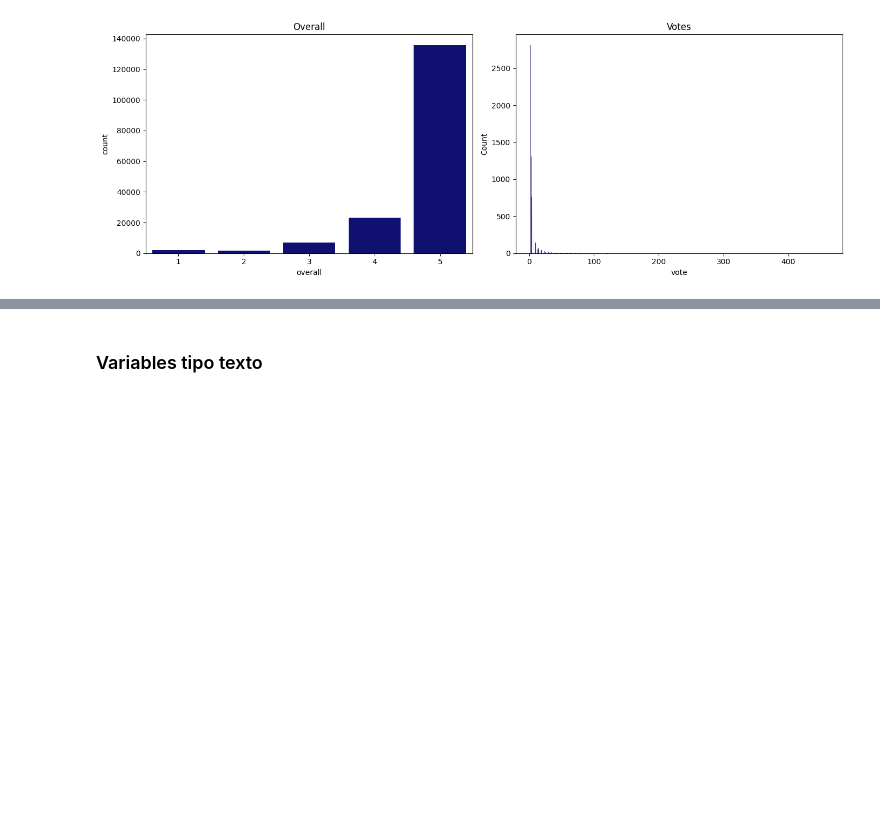
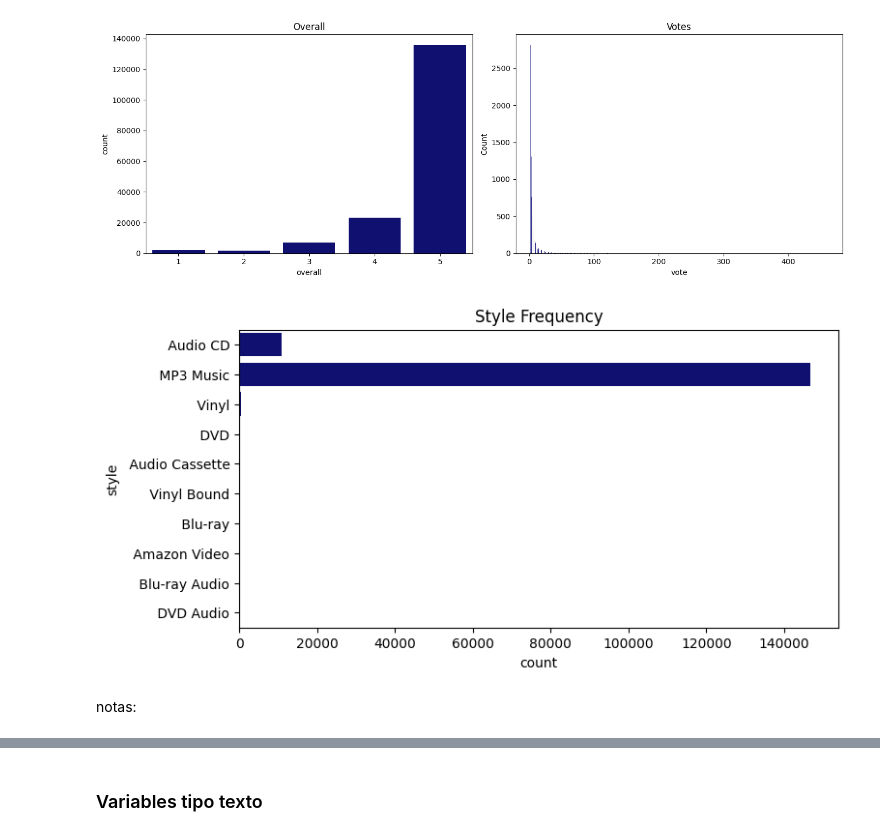
Before and after one commit to jhonattanreales21/nlp_icesi, a Jupyter notebook: unidad_1/Cano_Reales_Sentiment_analysis.ipynb, the cells around one changed output, grey strips where cells are left out. Saved outputs shown, nothing was run; the diff lists cells and outputs as text; code cells hidden in the pictures; blank space fills up the shorter version.

```diff
--- a/unidad_1/Cano_Reales_Sentiment_analysis.ipynb
+++ b/unidad_1/Cano_Reales_Sentiment_analysis.ipynb
@@ -159,0 +148,9 @@ sns.countplot(x=)
+# %%
+plt.figure(figsize=(8, 4))
+sns.countplot(data=df_music, y="style", color="navy")
+plt.title("Style Frequency")
+plt.show()
+# %% [output]
+[figure, added]
+# %% [markdown]
+notas:
```
Also changed, not shown: parts of 24 cells of this notebook.
